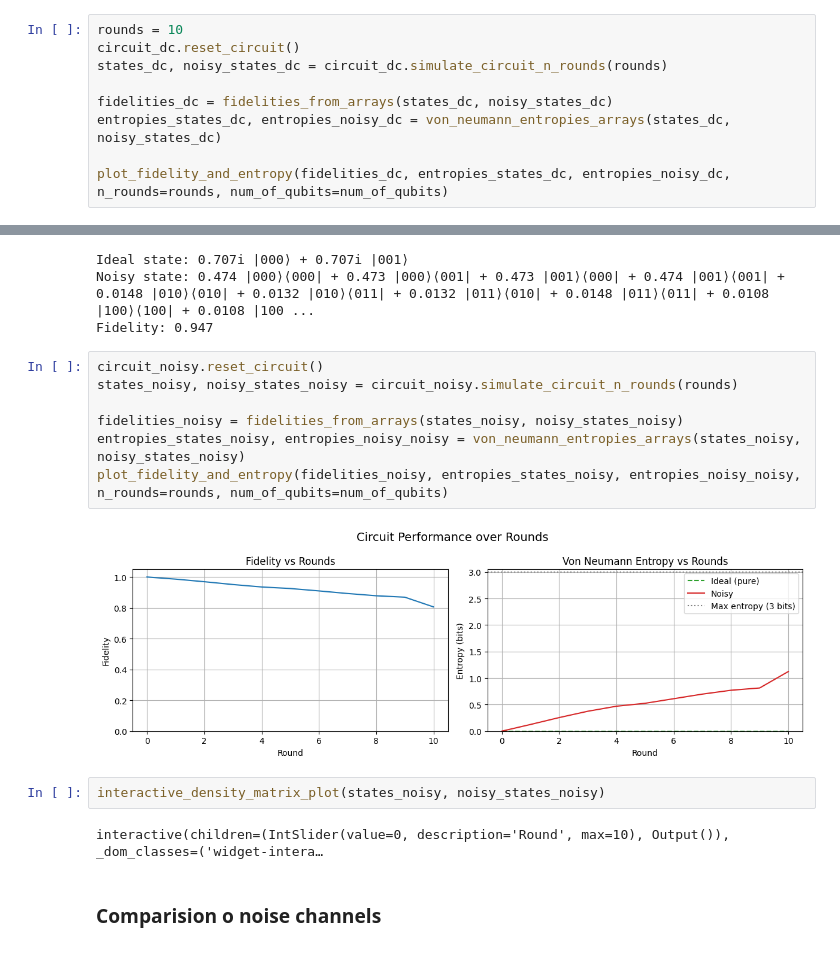
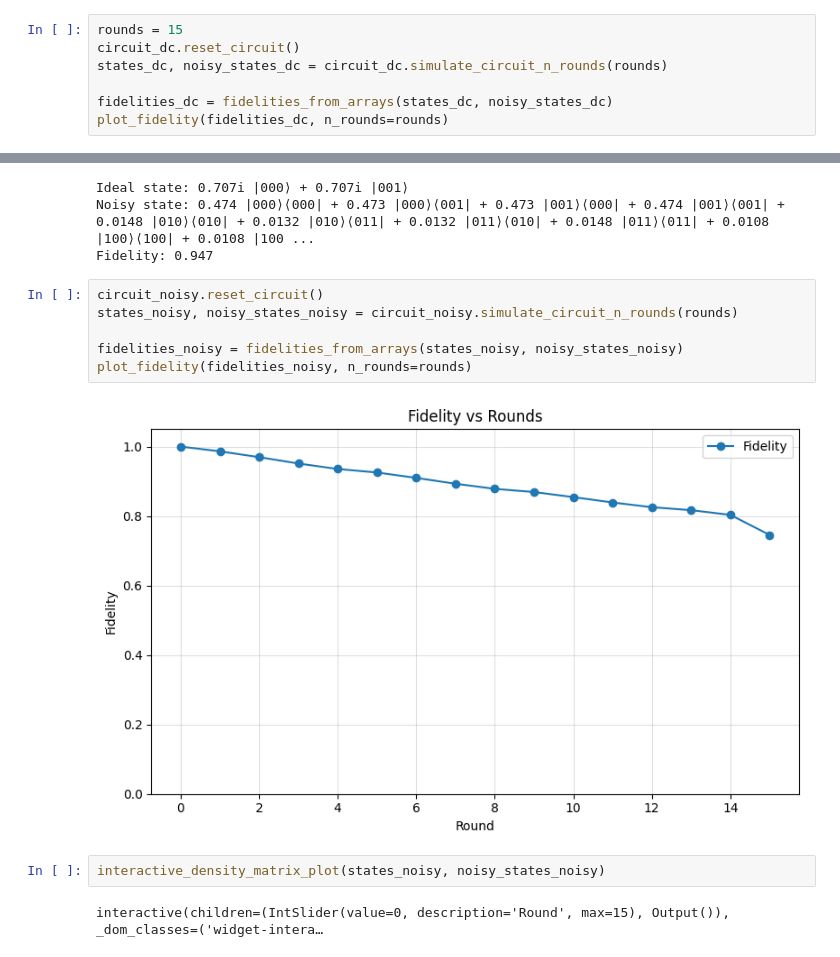
Before and after one commit to justynapokora/sciqis_project, a Jupyter notebook: random_circuits.ipynb, the cells around one changed output, grey strips where cells are left out. Saved outputs shown, nothing was run; the diff lists cells and outputs as text.

```diff
--- a/random_circuits.ipynb
+++ b/random_circuits.ipynb
@@ -402,12 +397,10 @@ P(|101⟩) = 0.00066
 
 Fidelity: 0.989
 # %%
-rounds = 10
+rounds = 15
 circuit_dc.reset_circuit()
 states_dc, noisy_states_dc = circuit_dc.simulate_circuit_n_rounds(rounds)
 
 fidelities_dc = fidelities_from_arrays(states_dc, noisy_states_dc)
-entropies_states_dc, entropies_noisy_dc = von_neumann_entropies_arrays(states_dc, noisy_states_dc)
-
-plot_fidelity_and_entropy(fidelities_dc, entropies_states_dc, entropies_noisy_dc, n_rounds=rounds, num_of_qubits=num_of_qubits)
+plot_fidelity(fidelities_dc, n_rounds=rounds)
 # %% [output]
@@ -700,18 +691,15 @@ Fidelity: 0.947
 # %%
 circuit_noisy.reset_circuit()
 states_noisy, noisy_states_noisy = circuit_noisy.simulate_circuit_n_rounds(rounds)
 
 fidelities_noisy = fidelities_from_arrays(states_noisy, noisy_states_noisy)
-entropies_states_noisy, entropies_noisy_noisy = von_neumann_entropies_arrays(states_noisy, noisy_states_noisy)
-plot_fidelity_and_entropy(fidelities_noisy, entropies_states_noisy, entropies_noisy_noisy, n_rounds=rounds, num_of_qubits=num_of_qubits)
+plot_fidelity(fidelities_noisy, n_rounds=rounds)
 # %% [output]
-[figure, old version]
+[figure, new version]
 # %%
 interactive_density_matrix_plot(states_noisy, noisy_states_noisy)
 # %% [output]
-interactive(children=(IntSlider(value=0, description='Round', max=10), Output()), _dom_classes=('widget-intera…
+interactive(children=(IntSlider(value=0, description='Round', max=15), Output()), _dom_classes=('widget-intera…
-# %% [markdown]
-### Comparision o noise channels
 # %%
 fidelities_by_noise = {
     "DC": fidelities_dc,
```
Also changed, not shown: parts of 58 cells of this notebook, 3 other files.
